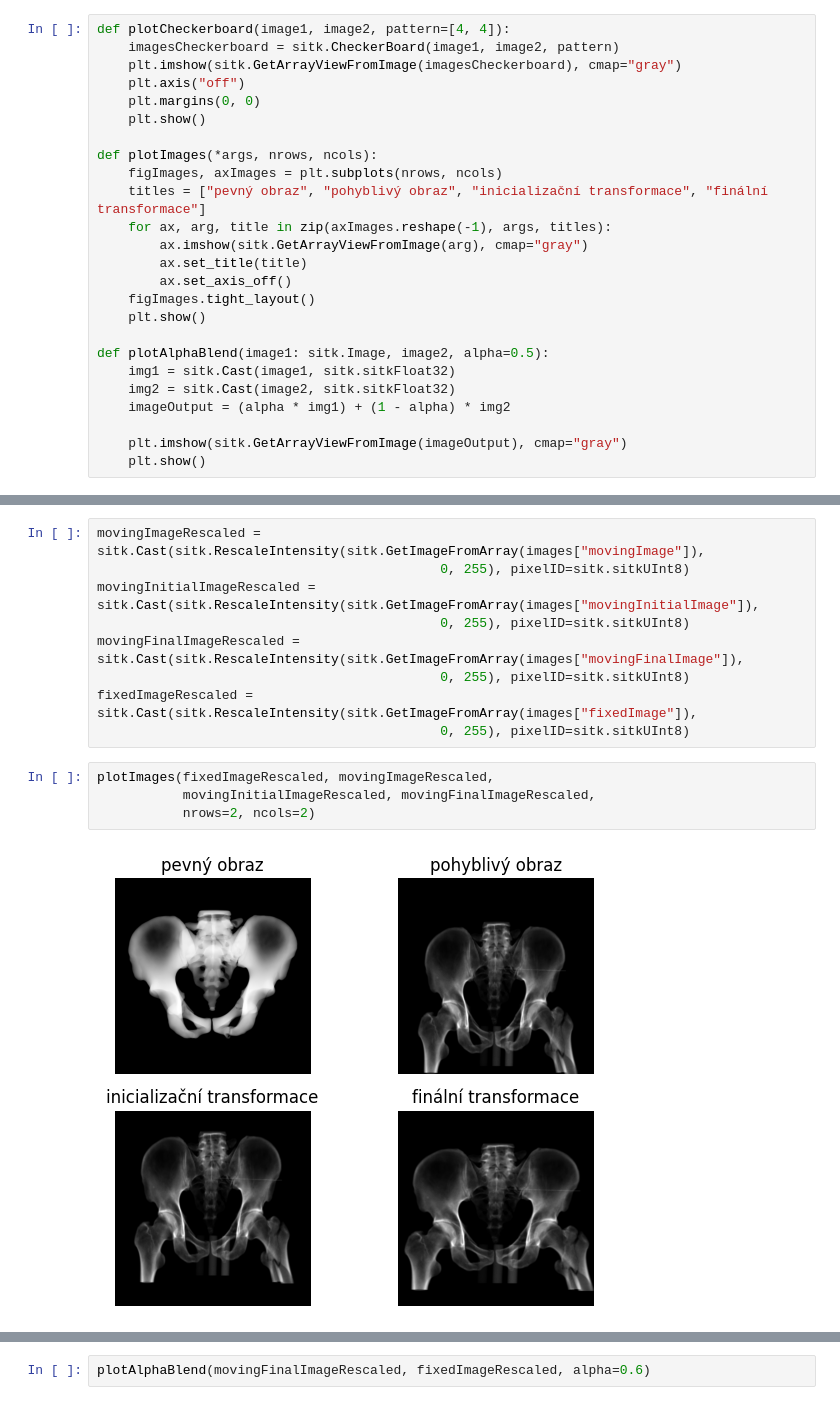
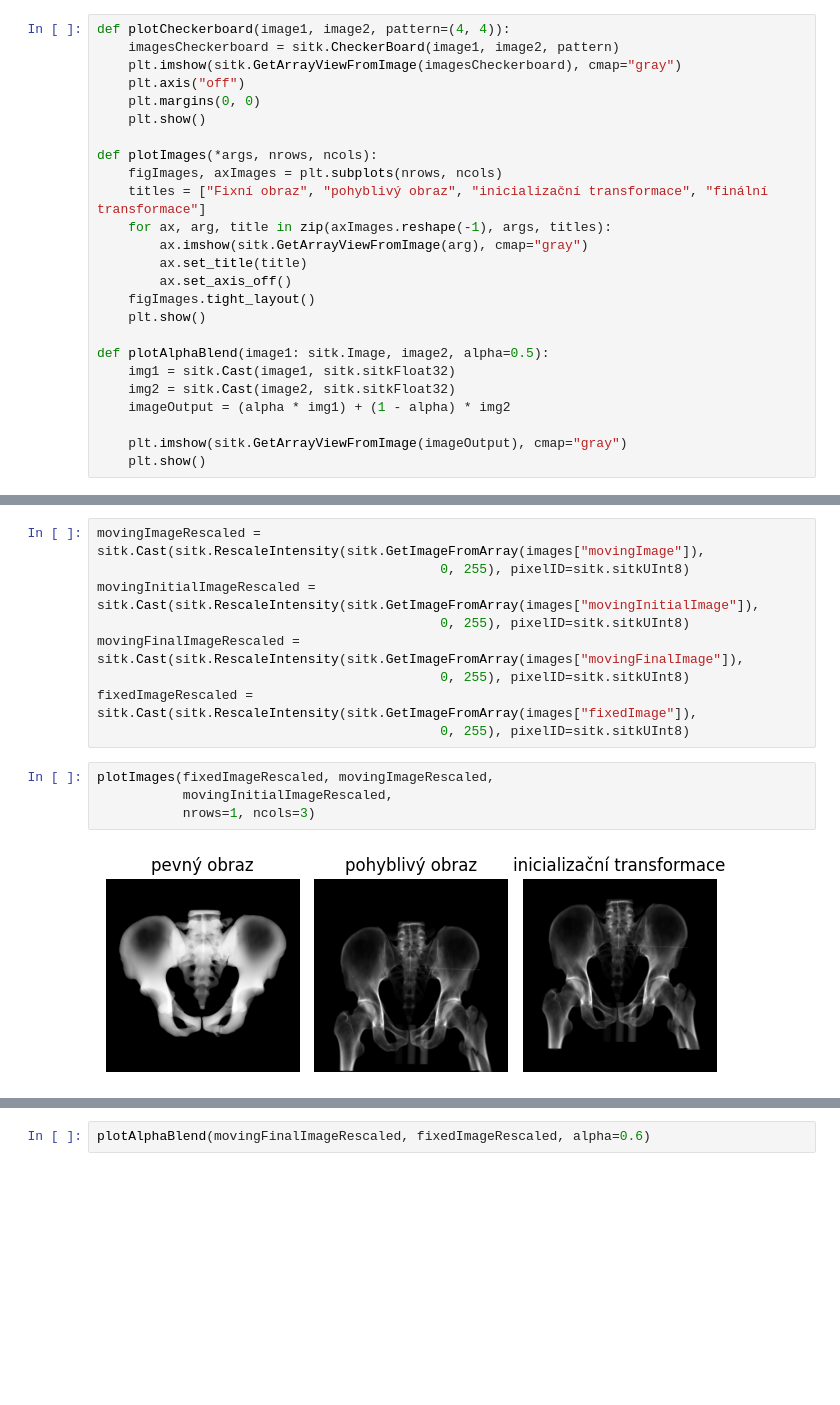
Before and after one commit to Vojtech-Benda/ca_isf, a Jupyter notebook: plotImages.ipynb, the cells around one changed output, grey strips where cells are left out. Saved outputs shown, nothing was run; the diff lists cells and outputs as text; blank space fills up the shorter version.

```diff
--- a/plotImages.ipynb
+++ b/plotImages.ipynb
@@ -7,5 +6,5 @@ import skimage as sk
 # %%
-def plotCheckerboard(image1, image2, pattern=[4, 4]):
+def plotCheckerboard(image1, image2, pattern=(4, 4)):
     imagesCheckerboard = sitk.CheckerBoard(image1, image2, pattern)
     plt.imshow(sitk.GetArrayViewFromImage(imagesCheckerboard), cmap="gray")
     plt.axis("off")
@@ -14,7 +13,7 @@ def plotCheckerboard(image1, image2, pattern=[4, 4]):
 
 def plotImages(*args, nrows, ncols):
     figImages, axImages = plt.subplots(nrows, ncols)
-    titles = ["pevný obraz", "pohyblivý obraz", "inicializační transformace", "finální transformace"]
+    titles = ["Fixní obraz", "pohyblivý obraz", "inicializační transformace", "finální transformace"]
     for ax, arg, title in zip(axImages.reshape(-1), args, titles):
         ax.imshow(sitk.GetArrayViewFromImage(arg), cmap="gray")
         ax.set_title(title)
@@ -50,7 +49,7 @@ fixedImageRescaled = sitk.Cast(sitk.RescaleIntensity(sitk.GetImageFromArray(imag
                                             0, 255), pixelID=sitk.sitkUInt8)
 # %%
 plotImages(fixedImageRescaled, movingImageRescaled,
-           movingInitialImageRescaled, movingFinalImageRescaled,
-           nrows=2, ncols=2)
+           movingInitialImageRescaled,
+           nrows=1, ncols=3)
 # %% [output]
-[figure, old version]
+[figure, new version]
```
Also changed, not shown: parts of 14 cells of this notebook, 4 other files.
